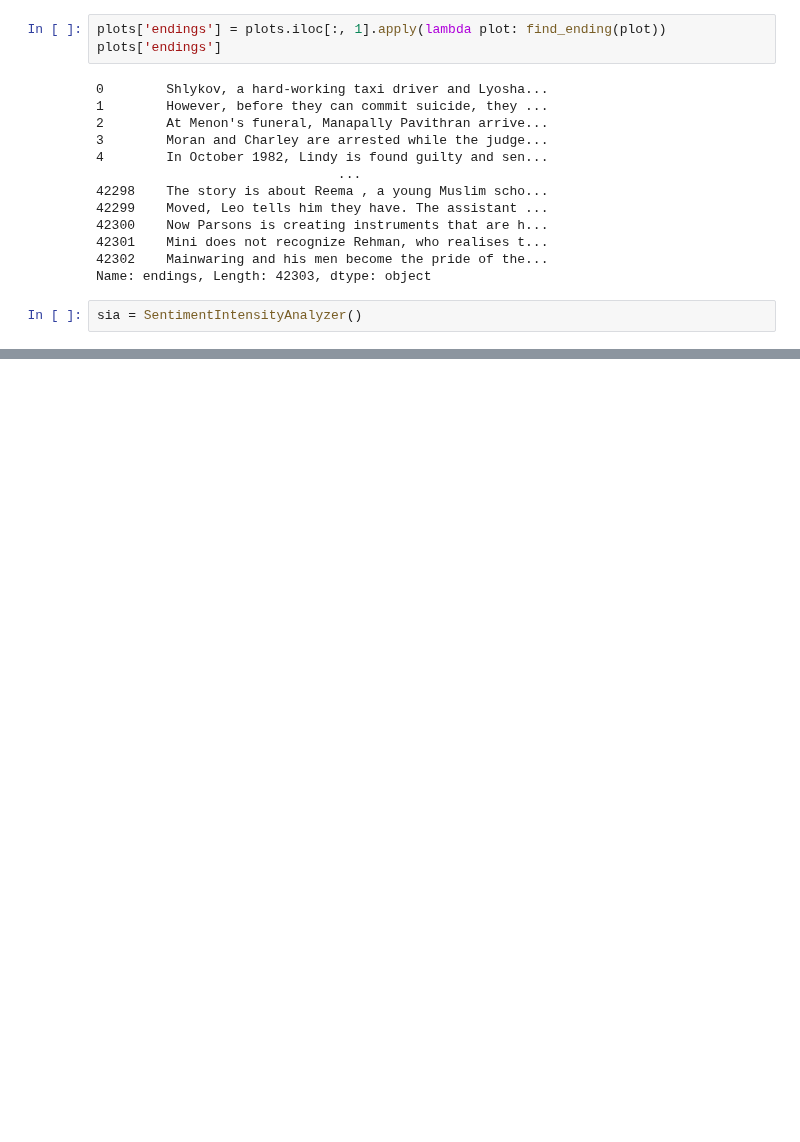
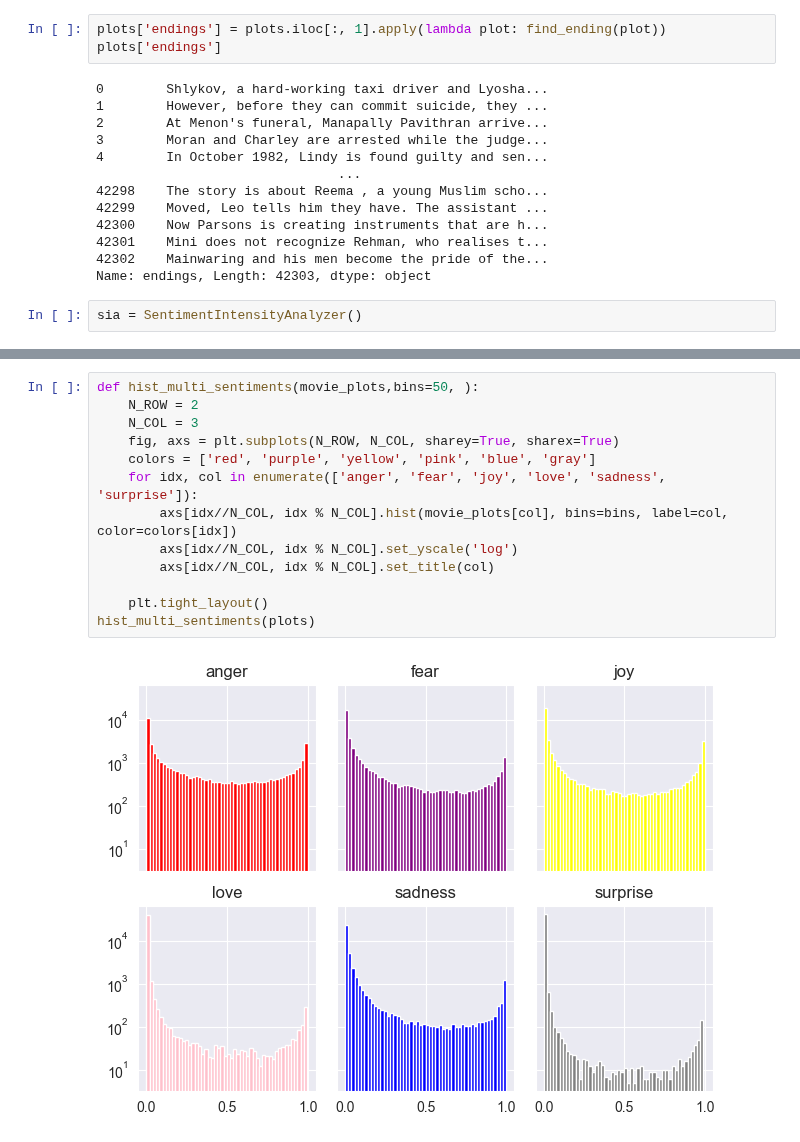
Before and after one commit to epfl-ada/ada-2023-project-dataexplorers, a Jupyter notebook: sentimentAnalysis.ipynb, the cells around one changed output, grey strips where cells are left out. Cells and saved outputs as stored; diff of their text form; blank space fills up the shorter version.

```diff
--- a/sentimentAnalysis.ipynb
+++ b/sentimentAnalysis.ipynb
@@ -87,0 +178,15 @@ plots
+# %%
+def hist_multi_sentiments(movie_plots,bins=50, ):
+    N_ROW = 2
+    N_COL = 3
+    fig, axs = plt.subplots(N_ROW, N_COL, sharey=True, sharex=True)
+    colors = ['red', 'purple', 'yellow', 'pink', 'blue', 'gray']
+    for idx, col in enumerate(['anger', 'fear', 'joy', 'love', 'sadness', 'surprise']):
+        axs[idx//N_COL, idx % N_COL].hist(movie_plots[col], bins=bins, label=col, color=colors[idx])
+        axs[idx//N_COL, idx % N_COL].set_yscale('log')
+        axs[idx//N_COL, idx % N_COL].set_title(col)
+
+    plt.tight_layout()
+hist_multi_sentiments(plots)
+# %% [output]
+[figure, added]
```
Also changed, not shown: parts of 20 cells of this notebook.
